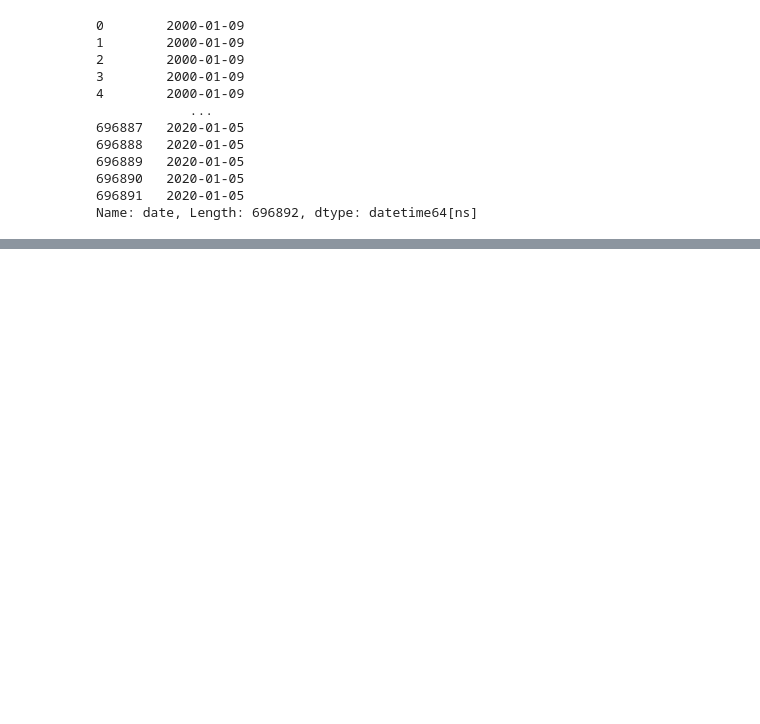
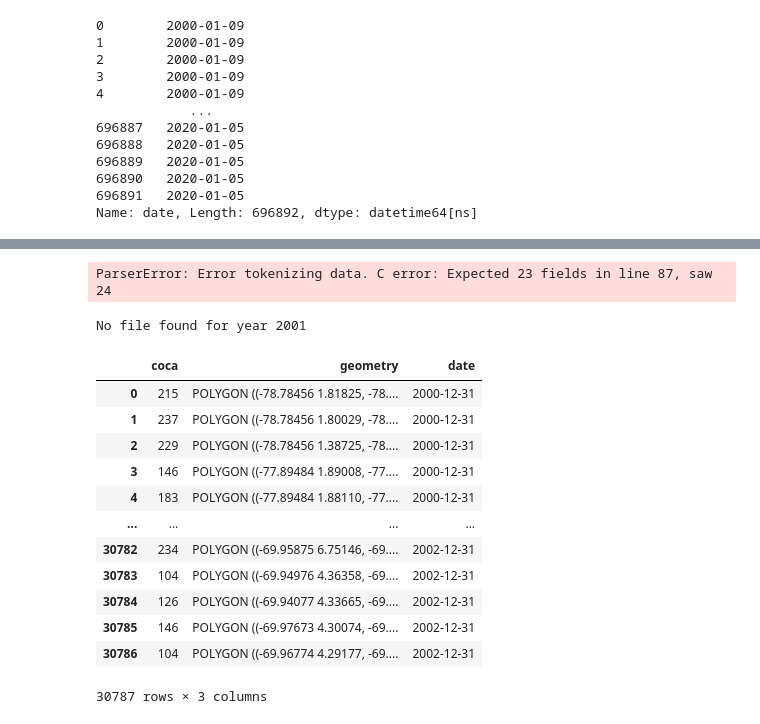
Before and after one commit to Data-Lama/pathogen_study_regions_generator, a Jupyter notebook: src/Notes Gonche.ipynb, the cells around one changed output, grey strips where cells are left out. Drawn from its saved outputs; the diff is of its cells as text; code cells hidden in the pictures; blank space fills up the shorter version.

```diff
--- a/src/Notes Gonche.ipynb
+++ b/src/Notes Gonche.ipynb
@@ -69,0 +160,23 @@ Name: date, Length: 696892, dtype: datetime64[ns]
+# %%
+import pandas as pd
+pd.read_csv("/home/minigonche/Dropbox/Projects/malaria_mining/data/pipeline_data/raw/fb_mobility/movement_between_tiles/1442706159202263_2021-03-12_0800.csv")
+# %% [output]
+ParserError: Error tokenizing data. C error: Expected 23 fields in line 87, saw 24
+# %%
+df = ds.loadTimeSeriesShapefile()
+df
+# %% [output]
+No file found for year 2001
+|  | coca | geometry | date |
+| 0 | 215 | POLYGON ((-78.78456 1.81825, -78.... | 2000-12-31 |
+| 1 | 237 | POLYGON ((-78.78456 1.80029, -78.... | 2000-12-31 |
+| 2 | 229 | POLYGON ((-78.78456 1.38725, -78.... | 2000-12-31 |
+| 3 | 146 | POLYGON ((-77.89484 1.89008, -77.... | 2000-12-31 |
+| 4 | 183 | POLYGON ((-77.89484 1.88110, -77.... | 2000-12-31 |
+| ... | ... | ... | ... |
+| 30782 | 234 | POLYGON ((-69.95875 6.75146, -69.... | 2002-12-31 |
+| 30783 | 104 | POLYGON ((-69.94976 4.36358, -69.... | 2002-12-31 |
+| 30784 | 126 | POLYGON ((-69.94077 4.33665, -69.... | 2002-12-31 |
+| 30785 | 146 | POLYGON ((-69.97673 4.30074, -69.... | 2002-12-31 |
+| 30786 | 104 | POLYGON ((-69.96774 4.29177, -69.... | 2002-12-31 |
+30787 rows × 3 columns
```
Also changed, not shown: parts of 5 cells of this notebook, 19 other files.
